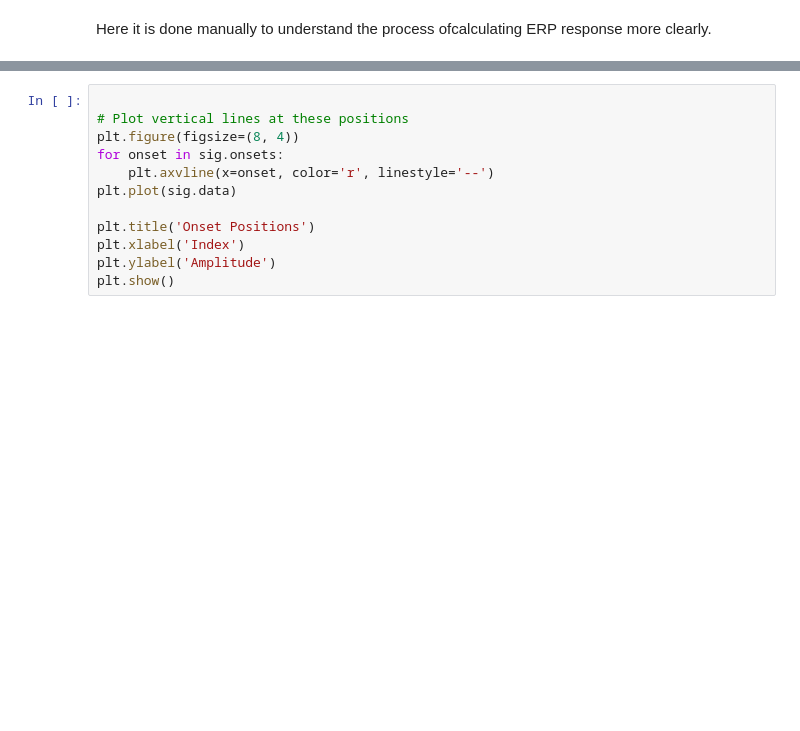
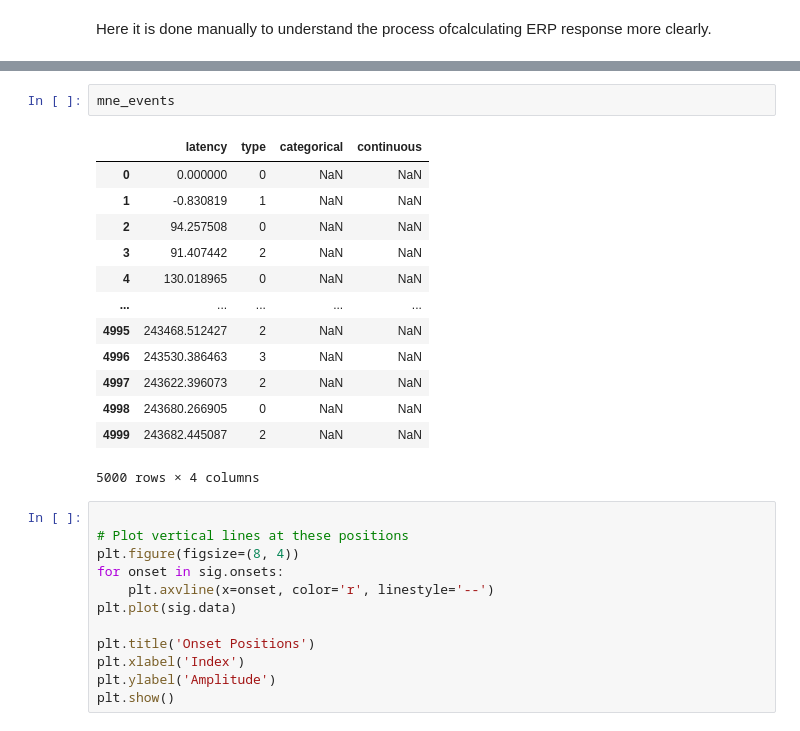
Before and after one commit to incubodac/PyDeconv, a Jupyter notebook: test_and_sims.ipynb, the cells around one changed output, grey strips where cells are left out. Drawn from its saved outputs; the diff is of its cells as text; blank space fills up the shorter version.

```diff
--- a/test_and_sims.ipynb
+++ b/test_and_sims.ipynb
@@ -282,3 +276,19 @@ InvalidIndexError: (slice(None, None, None), 0)
+# %%
+mne_events
+# %% [output]
+|  | latency | type | categorical | continuous |
+| 0 | 0.000000 | 0 | NaN | NaN |
+| 1 | -0.830819 | 1 | NaN | NaN |
+| 2 | 94.257508 | 0 | NaN | NaN |
+| 3 | 91.407442 | 2 | NaN | NaN |
+| 4 | 130.018965 | 0 | NaN | NaN |
+| ... | ... | ... | ... | ... |
+| 4995 | 243468.512427 | 2 | NaN | NaN |
+| 4996 | 243530.386463 | 3 | NaN | NaN |
+| 4997 | 243622.396073 | 2 | NaN | NaN |
+| 4998 | 243680.266905 | 0 | NaN | NaN |
+| 4999 | 243682.445087 | 2 | NaN | NaN |
+5000 rows × 4 columns
 # %%
 
 # Plot vertical lines at these positions
```
Also changed, not shown: parts of 14 cells of this notebook, 6 other files.
